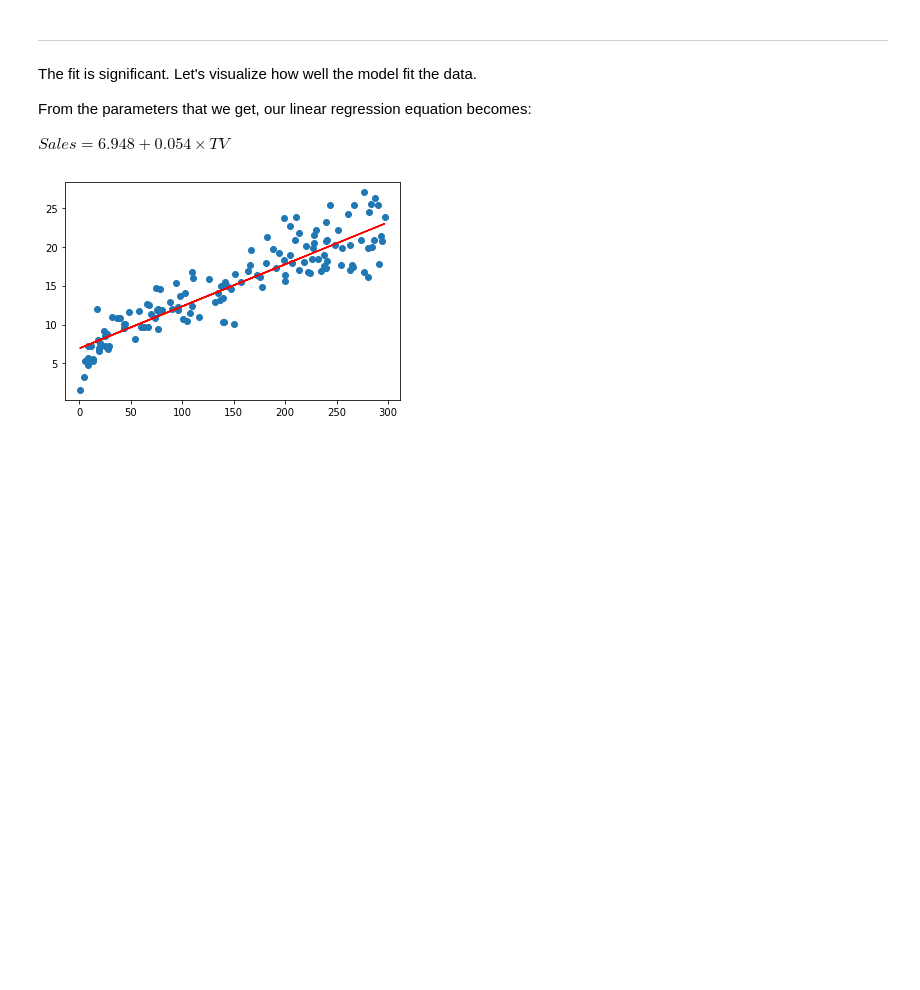
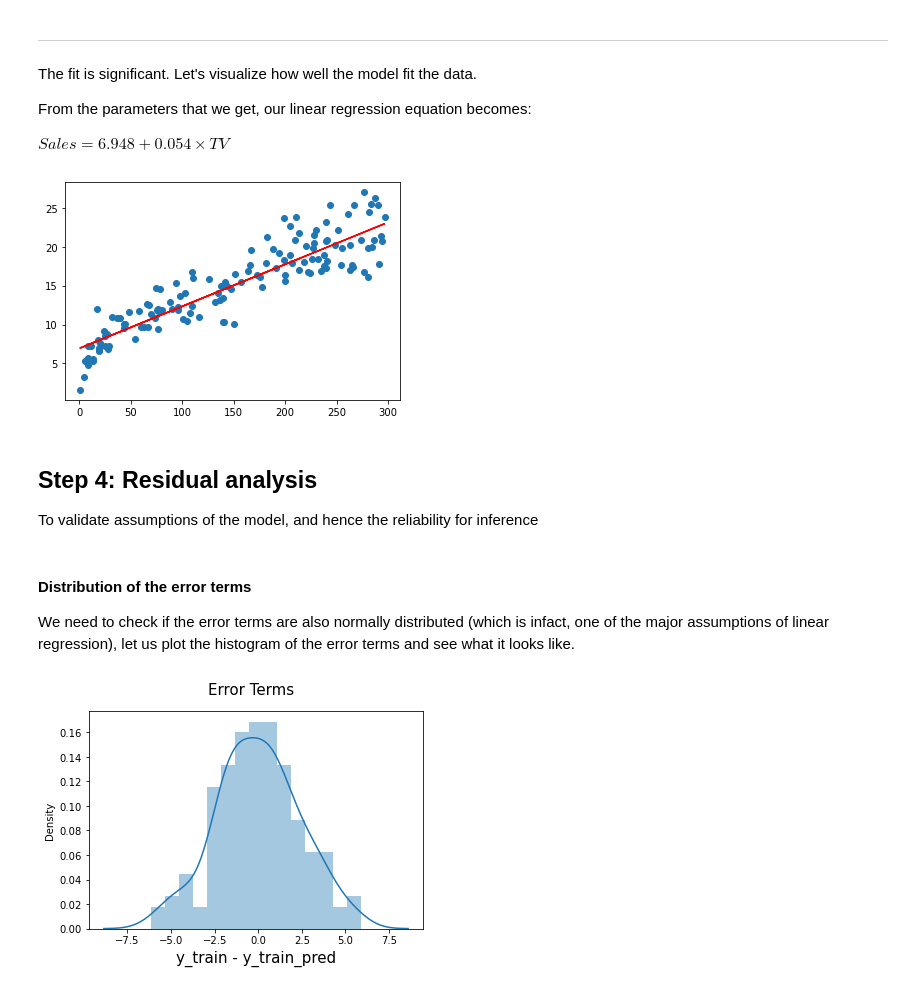
Before and after one commit to vivekkum-ar/Advertisement-Linear-Regression, a Jupyter notebook: Advertisement linear regression.ipynb, the cells around one changed output. Drawn from its saved outputs; the diff is of its cells as text; code cells hidden in the pictures; blank space fills up the shorter version.

Commit message:
Residual analysis

```diff
--- a/Advertisement linear regression.ipynb
+++ b/Advertisement linear regression.ipynb
@@ -208,3 +208,20 @@ plt.plot(X_train, 6.948 + 0.054*X_train, 'r')
 plt.show()
 # %% [output]
 [figure]
+# %% [markdown]
+## Step 4: Residual analysis
+To validate assumptions of the model, and hence the reliability for inference
+# %% [markdown]
+#### Distribution of the error terms
+We need to check if the error terms are also normally distributed (which is infact, one of the major assumptions of linear regression), let us plot the histogram of the error terms and see what it looks like.
+# %%
+y_train_pred = lr.predict(X_train_sm)
+res = (y_train - y_train_pred)
+# %%
+fig = plt.figure()
+sns.distplot(res, bins = 15)
+fig.suptitle('Error Terms', fontsize = 15)                  # Plot heading
+plt.xlabel('y_train - y_train_pred', fontsize = 15)         # X-label
+plt.show()
+# %% [output]
+[figure, added]
```
Also changed, not shown: parts of 5 cells of this notebook.
